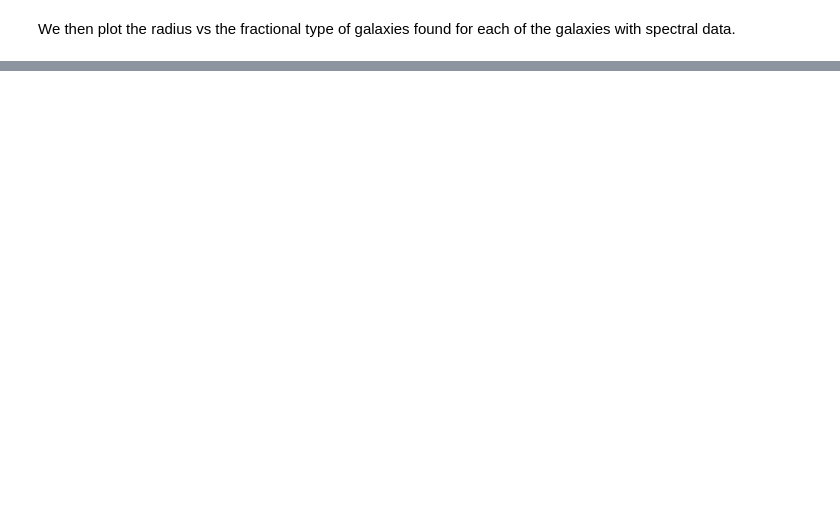
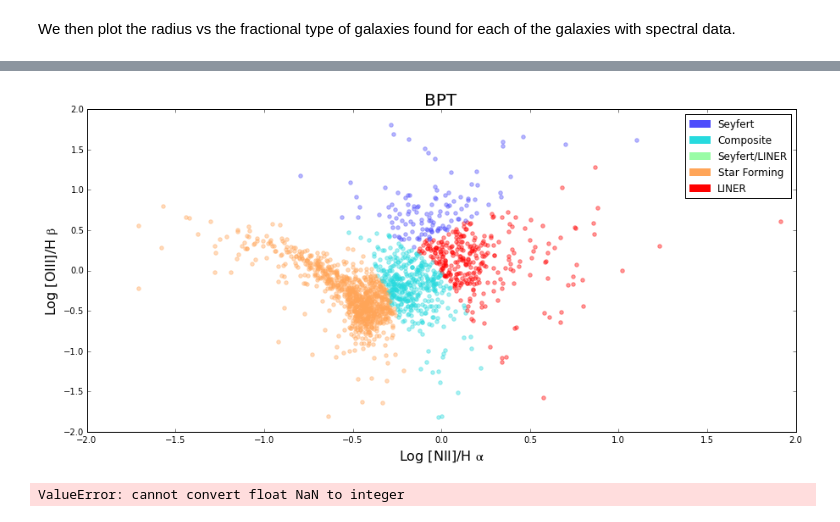
Before and after one commit to meljrose/IPMU, a Jupyter notebook: BH, Halo Accretion Rates & Occurrence of AGN.ipynb, the cells around one changed output, grey strips where cells are left out. Drawn from its saved outputs; the diff is of its cells as text; code cells hidden in the pictures; blank space fills up the shorter version.

```diff
--- a/BH, Halo Accretion Rates & Occurrence of AGN.ipynb
+++ b/BH, Halo Accretion Rates & Occurrence of AGN.ipynb
@@ -592,0 +627,12 @@ S                                                             0.998978
+# %%
+lines = [5007,4861,6583,6562]
+fluxes = [retrieve_line_fluxes(lines, row, index) for index, row in spec_df.iterrows()]
+print(np.shape(fluxes))
+O3,HBeta, N2, HAlpha = [np.asarray(flux) for flux in zip(*fluxes)]
+print("all done")
+
+'''
+For some reason there are two entries of line fluxes per each entry in the dataframe.
+I'm using both here, but I'm not sure of the difference.
+
+'''
@@ -592,0 +650,59 @@ S                                                             0.998978
+# %%
+type_list = spec_df['BPT'].values
+x = np.log10(N2/HAlpha)
+y = np.log10(O3/HBeta)
+# %%
+string_set = get_string_set(type_list)
+bad_strings =['BLANK        ','             ','Star Fo', 'BLANK','Composi', ' ','']
+
+
+colors = cm.rainbow(np.linspace(0.1,1,len(string_set)))
+color_dict= dict(zip(string_set, colors))
+#color_arr = [color_dict[t] for t in type_list]
+
+
+fig = pyplot.figure()
+ax = fig.add_subplot(2,1,1)
+plt.title("BPT", fontsize=20)
+plt.rc('text', usetex=False)
+plt.rcParams['mathtext.default']='regular'
+
+plt.ylabel(r'Log [OIII]/H ${\beta}$', fontsize=16)
+plt.xlabel(r'Log [NII]/H ${\alpha}$', fontsize=16)
+
+
+
+for i in tqdm(range(int(len(x)/1000))):
+
+    type_to_plot = type_list[i]
+    if type_to_plot in bad_strings:
+        continue
+
+
+    ax.scatter(x[i],y[i], color=color_dict[type_list[i]], alpha=0.4)
+
+import matplotlib.patches as mpatches
+proxy_arr = []
+for string in string_set:
+    color=color_dict[string]
+    proxy = mpatches.Patch(color=color, label=string)
+    #Line2D(range(1), range(1), color="white", marker='o', markerfacecolor=color, label=i)
+    proxy_arr.append(proxy)
+
+plt.xlim(-2, 2)
+plt.ylim(-2, 2)
+
+
+plt.legend(handles=np.asarray(proxy_arr))
+plt.show()
+#ax.legend(handles, labels)
+# %% [output]
+[figure, added]
+# %%
+heatmap, xedges, yedges = np.histogram2d(x, y, bins=50)
+extent = [xedges[0], xedges[-1], yedges[0], yedges[-1]]
+plt.clf()
+plt.imshow(heatmap, extent=extent)
+plt.show()
+# %% [output]
+ValueError: cannot convert float NaN to integer
```
Also changed, not shown: parts of 17 cells of this notebook.
